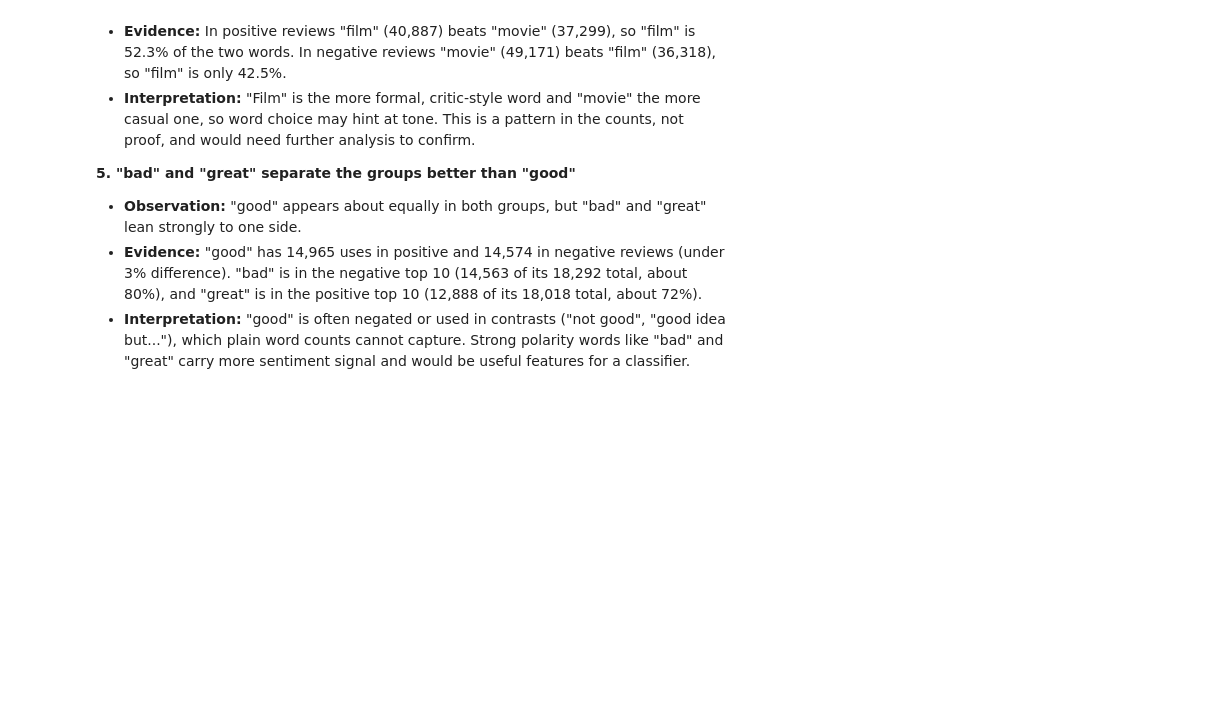
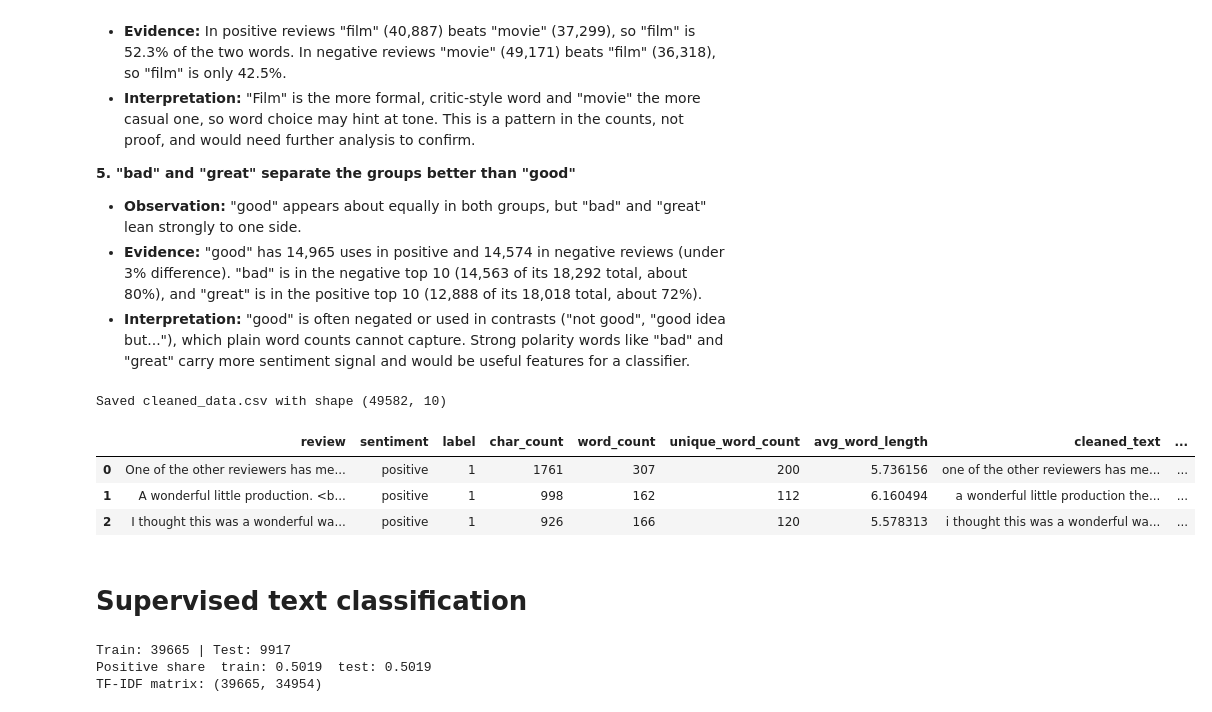
Before and after one commit to omarisleem/bd-a1, a Jupyter notebook: notebook/analysis.ipynb, the cells around one changed output. Drawn from its saved outputs; the diff is of its cells as text; code cells hidden in the pictures; blank space fills up the shorter version.

```diff
--- a/notebook/analysis.ipynb
+++ b/notebook/analysis.ipynb
@@ -456,0 +507,30 @@ display(top_neg)
+# %%
+cleaned = df.drop(columns=["tokens", "cluster_id"], errors="ignore")
+cleaned.to_csv(f"{OUTPUT_DIR}/cleaned_data.csv", index=False)
+print("Saved cleaned_data.csv with shape", cleaned.shape)
+cleaned.head(3)
+# %% [output]
+Saved cleaned_data.csv with shape (49582, 10)
+|  | review | sentiment | label | char_count | word_count | unique_word_count | avg_word_length | cleaned_text | ... |
+| 0 | One of the other reviewers has me... | positive | 1 | 1761 | 307 | 200 | 5.736156 | one of the other reviewers has me... | ... |
+| 1 | A wonderful little production. <b... | positive | 1 | 998 | 162 | 112 | 6.160494 | a wonderful little production the... | ... |
+| 2 | I thought this was a wonderful wa... | positive | 1 | 926 | 166 | 120 | 5.578313 | i thought this was a wonderful wa... | ... |
+# %% [markdown]
+# Supervised text classification
+# %%
+ml_df = df[df["cleaned_text"].str.len() > 0]
+X_train, X_test, y_train, y_test = train_test_split(
+    ml_df["cleaned_text"], ml_df["label"],
+    test_size=0.2, stratify=ml_df["label"], random_state=RANDOM_STATE)
+print("Train:", len(X_train), "| Test:", len(X_test))
+print("Positive share  train: %.4f  test: %.4f" % (y_train.mean(), y_test.mean()))
+
+tfidf = TfidfVectorizer(token_pattern=TOKEN_PATTERN, min_df=5, max_df=0.9,
+                        sublinear_tf=True, max_features=50_000)
+X_train_tfidf = tfidf.fit_transform(X_train)
+X_test_tfidf = tfidf.transform(X_test)
+print("TF-IDF matrix:", X_train_tfidf.shape)
+# %% [output]
+Train: 39665 | Test: 9917
+Positive share  train: 0.5019  test: 0.5019
+TF-IDF matrix: (39665, 34954)
```
Also changed, not shown: parts of 26 cells of this notebook, 6 other files.
